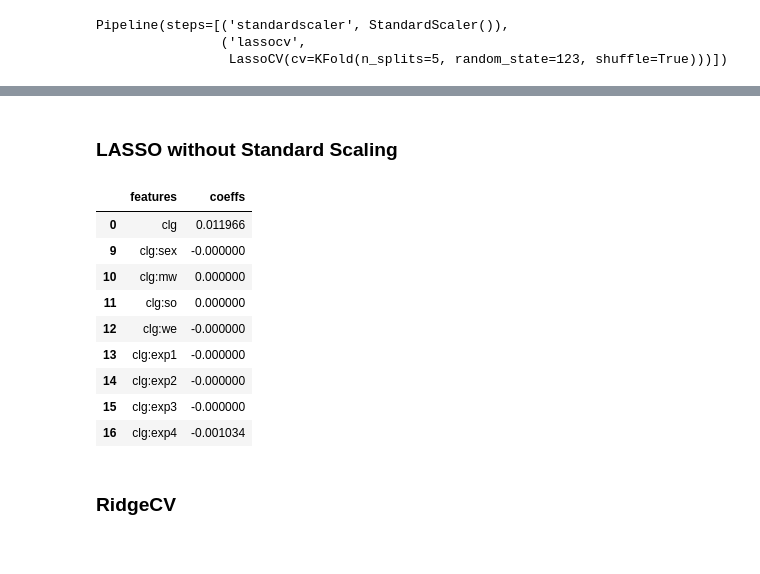
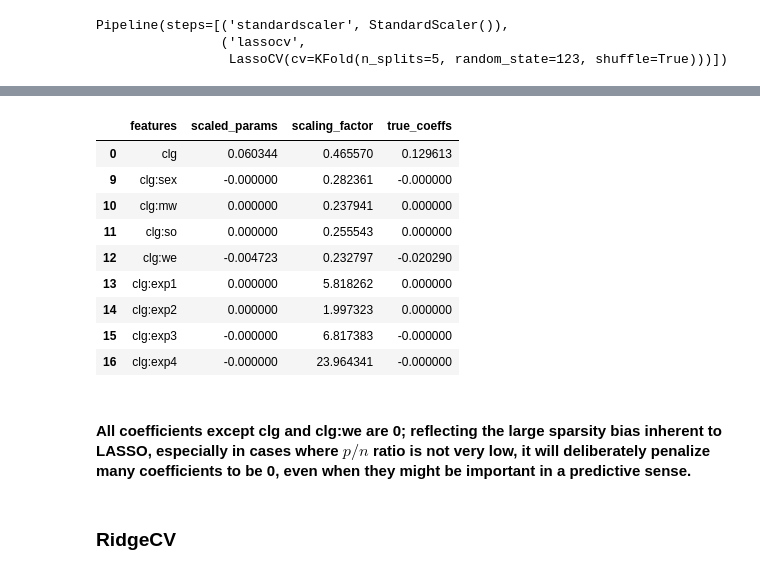
Before and after one commit to pradyumna-singh/MetricsMLNotebooks, a Jupyter notebook: hw/hw-2/HW-2.ipynb, the cells around one changed output, grey strips where cells are left out. Saved outputs shown, nothing was run; the diff lists cells and outputs as text; code cells hidden in the pictures.

```diff
--- a/hw/hw-2/HW-2.ipynb
+++ b/hw/hw-2/HW-2.ipynb
@@ -296,5 +277,5 @@ Pipeline(steps=[('standardscaler', StandardScaler()),
                 ('lassocv',
                  LassoCV(cv=KFold(n_splits=5, random_state=123, shuffle=True)))])
 # %%
-results = pd.DataFrame(zip(X.columns, lasso_cv[-1].coef_), columns=["features", "coeffs"])
-results[results["features"].str.contains("clg")]
+results = pd.DataFrame(zip(X.columns, lasso_cv[-1].coef_), columns=["features", "scaled_params"])
+results = results[results["features"].str.contains("clg")]
@@ -312,2 +281,0 @@ results[results["features"].str.contains("clg")]
-# %% [markdown]
-### LASSO without Standard Scaling
@@ -316,17 +282,24 @@ lcv = LassoCV(cv=cv).fit(X, y.reshape(-1,1))
-# %%
-results = pd.DataFrame(zip(X.columns, lcv.coef_), columns=["features", "coeffs"])
-results[results["features"].str.contains("clg")]
-# %% [output]
-|  | features | coeffs |
-| 0 | clg | 0.011966 |
-| 9 | clg:sex | -0.000000 |
-| 10 | clg:mw | 0.000000 |
-| 11 | clg:so | 0.000000 |
-| 12 | clg:we | -0.000000 |
-| 13 | clg:exp1 | -0.000000 |
-| 14 | clg:exp2 | -0.000000 |
-| 15 | clg:exp3 | -0.000000 |
-| 16 | clg:exp4 | -0.001034 |
+# %%
+### indices of scaling factors from Standard Scaler()
+ind = [i for i,j in enumerate(lasso_cv.feature_names_in_) if 'clg' in j]
+# %%
+results["scaling_factor"] = lasso_cv[0].scale_[ind]
+results['true_coeffs'] = results['scaled_params']/results['scaling_factor']
+# %%
+results
+# %% [output]
+|  | features | scaled_params | scaling_factor | true_coeffs |
+| 0 | clg | 0.060344 | 0.465570 | 0.129613 |
+| 9 | clg:sex | -0.000000 | 0.282361 | -0.000000 |
+| 10 | clg:mw | 0.000000 | 0.237941 | 0.000000 |
+| 11 | clg:so | 0.000000 | 0.255543 | 0.000000 |
+| 12 | clg:we | -0.004723 | 0.232797 | -0.020290 |
+| 13 | clg:exp1 | 0.000000 | 5.818262 | 0.000000 |
+| 14 | clg:exp2 | 0.000000 | 1.997323 | 0.000000 |
+| 15 | clg:exp3 | -0.000000 | 6.817383 | -0.000000 |
+| 16 | clg:exp4 | -0.000000 | 23.964341 | -0.000000 |
+# %% [markdown]
+#### All coefficients except clg and clg:we are 0; reflecting the large sparsity bias inherent to LASSO, especially in cases where $p/n$ ratio is not very low, it will deliberately penalize many coefficients to be 0, even when they might be important in a predictive sense.
 # %% [markdown]
 ### RidgeCV
 # %%
```
Also changed, not shown: parts of 33 cells of this notebook.
